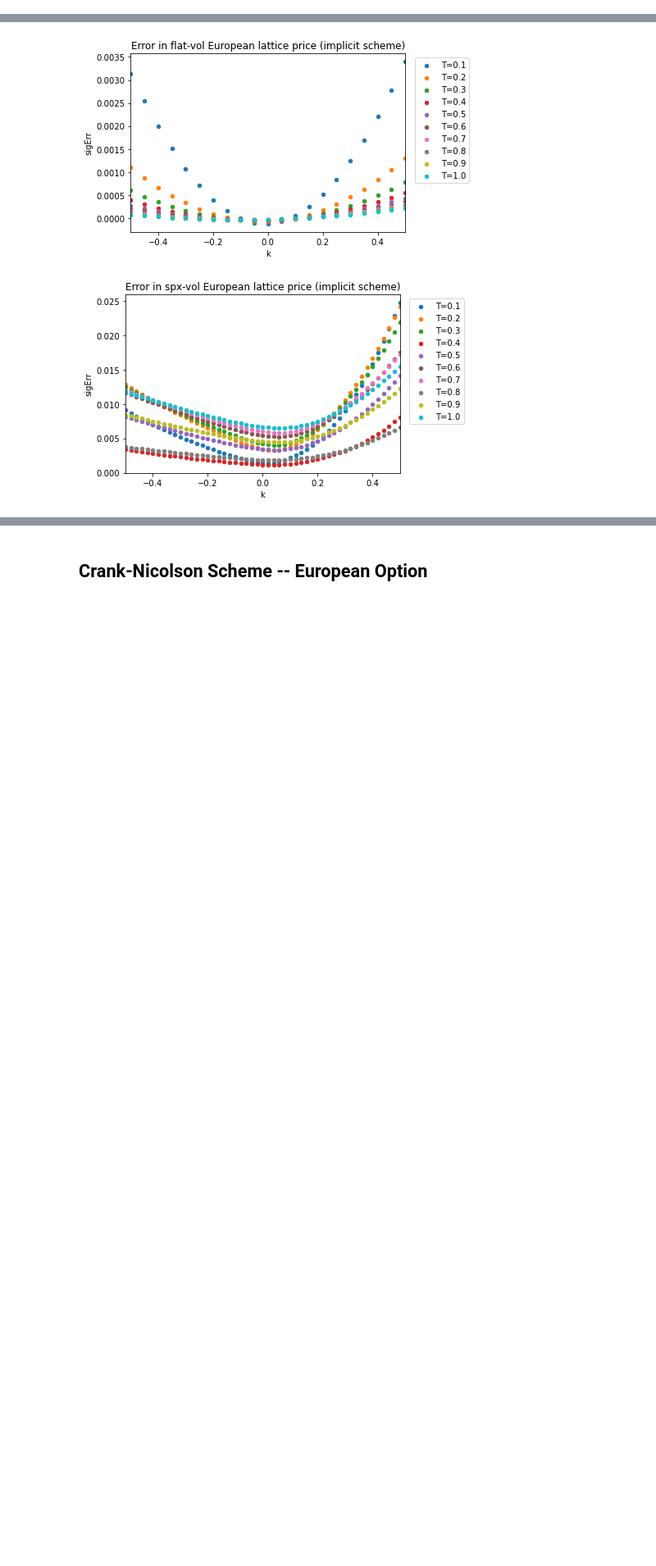
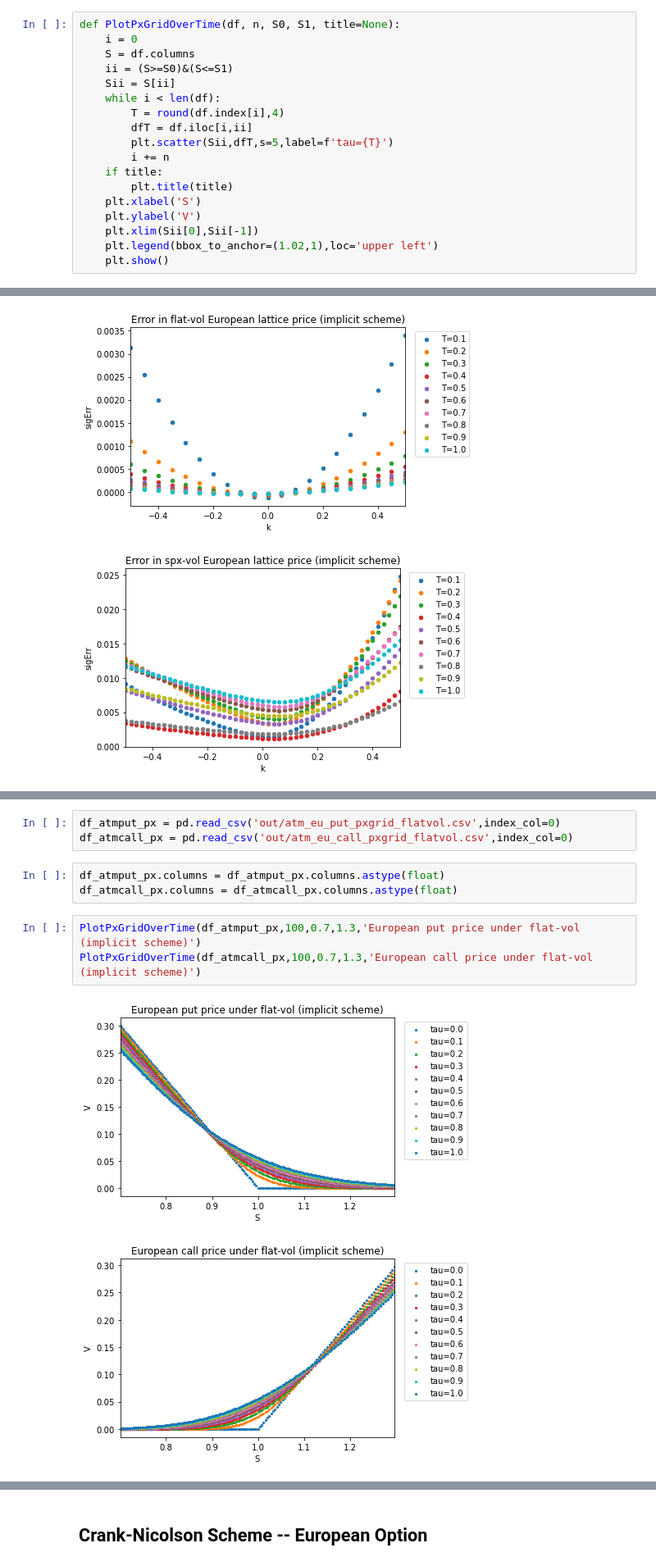
Before and after one commit to frankieycy/option-pricing, a Jupyter notebook: research/american-option/main.ipynb, the cells around one changed output, grey strips where cells are left out. Shown at 82% size. Cells and saved outputs as stored; diff of their text form; blank space fills up the shorter version.

```diff
--- a/research/american-option/main.ipynb
+++ b/research/american-option/main.ipynb
@@ -31,0 +30,18 @@ def PlotFeatureByTexp(df, n, title=None):
+# %%
+def PlotPxGridOverTime(df, n, S0, S1, title=None):
+    i = 0
+    S = df.columns
+    ii = (S>=S0)&(S<=S1)
+    Sii = S[ii]
+    while i < len(df):
+        T = round(df.index[i],4)
+        dfT = df.iloc[i,ii]
+        plt.scatter(Sii,dfT,s=5,label=f'tau={T}')
+        i += n
+    if title:
+        plt.title(title)
+    plt.xlabel('S')
+    plt.ylabel('V')
+    plt.xlim(Sii[0],Sii[-1])
+    plt.legend(bbox_to_anchor=(1.02,1),loc='upper left')
+    plt.show()
@@ -40,0 +70,12 @@ PlotFeatureByTexp(df_spxvol,'sigErr','Error in spx-vol European lattice price (i
+# %%
+df_atmput_px = pd.read_csv('out/atm_eu_put_pxgrid_flatvol.csv',index_col=0)
+df_atmcall_px = pd.read_csv('out/atm_eu_call_pxgrid_flatvol.csv',index_col=0)
+# %%
+df_atmput_px.columns = df_atmput_px.columns.astype(float)
+df_atmcall_px.columns = df_atmcall_px.columns.astype(float)
+# %%
+PlotPxGridOverTime(df_atmput_px,100,0.7,1.3,'European put price under flat-vol (implicit scheme)')
+PlotPxGridOverTime(df_atmcall_px,100,0.7,1.3,'European call price under flat-vol (implicit scheme)')
+# %% [output]
+[figure, added]
+[figure, added]
```
Also changed, not shown: parts of 21 cells of this notebook, 22 other files.
